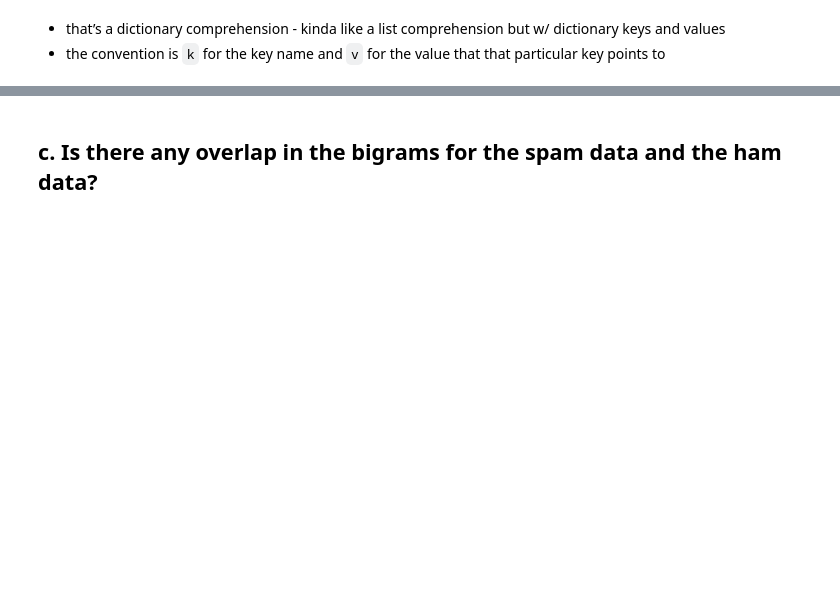
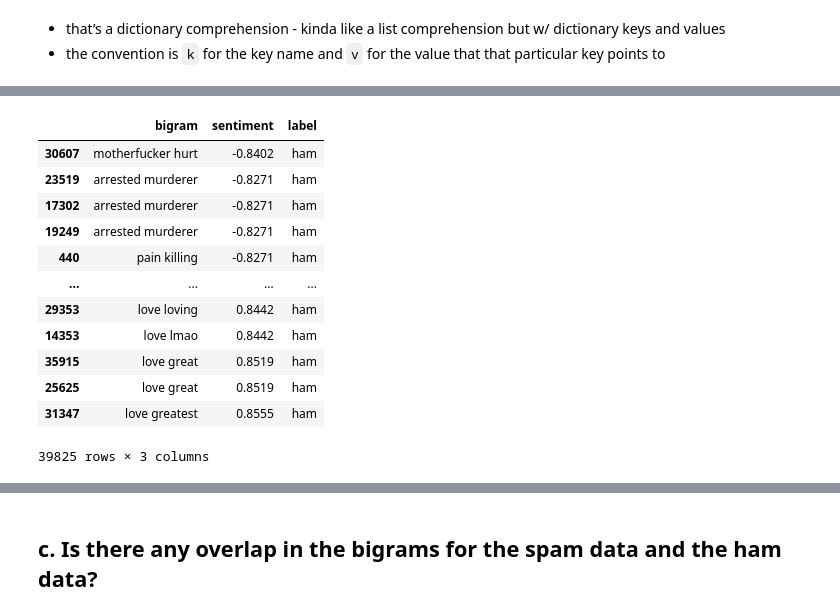
Before and after one commit to brianclements03/nlp, a Jupyter notebook: explore_current_iteration.ipynb, the cells around one changed output, grey strips where cells are left out. Saved outputs shown, nothing was run; the diff lists cells and outputs as text; code cells hidden in the pictures; blank space fills up the shorter version.

```diff
--- a/explore_current_iteration.ipynb
+++ b/explore_current_iteration.ipynb
@@ -262,0 +280,6 @@ plt.show()
+# %%
+# test = pd.DataFrame(pd.Series(pd.Series(nltk.bigrams(spam_words.split()))),columns=['bigram'])
+# test.head()
+
+big_ham_df = pd.DataFrame(pd.Series(make_bigrams_list(ham_bigrams)),columns=['bigram'])
+big_ham_df.head()
@@ -262,0 +308,5 @@ plt.show()
+# %%
+big_ham_df['sentiment'] = big_ham_df.bigram.apply(lambda doc: sia.polarity_scores(doc)['compound'])
+
+big_ham_df['label'] = 'ham'
+big_ham_df.head()
@@ -262,0 +320,16 @@ plt.show()
+# %%
+big_ham_df.sort_values(by='sentiment')
+# %% [output]
+|  | bigram | sentiment | label |
+| 30607 | motherfucker hurt | -0.8402 | ham |
+| 23519 | arrested murderer | -0.8271 | ham |
+| 17302 | arrested murderer | -0.8271 | ham |
+| 19249 | arrested murderer | -0.8271 | ham |
+| 440 | pain killing | -0.8271 | ham |
+| ... | ... | ... | ... |
+| 29353 | love loving | 0.8442 | ham |
+| 14353 | love lmao | 0.8442 | ham |
+| 35915 | love great | 0.8519 | ham |
+| 25625 | love great | 0.8519 | ham |
+| 31347 | love greatest | 0.8555 | ham |
+39825 rows × 3 columns
```
Also changed, not shown: parts of 31 cells of this notebook.
